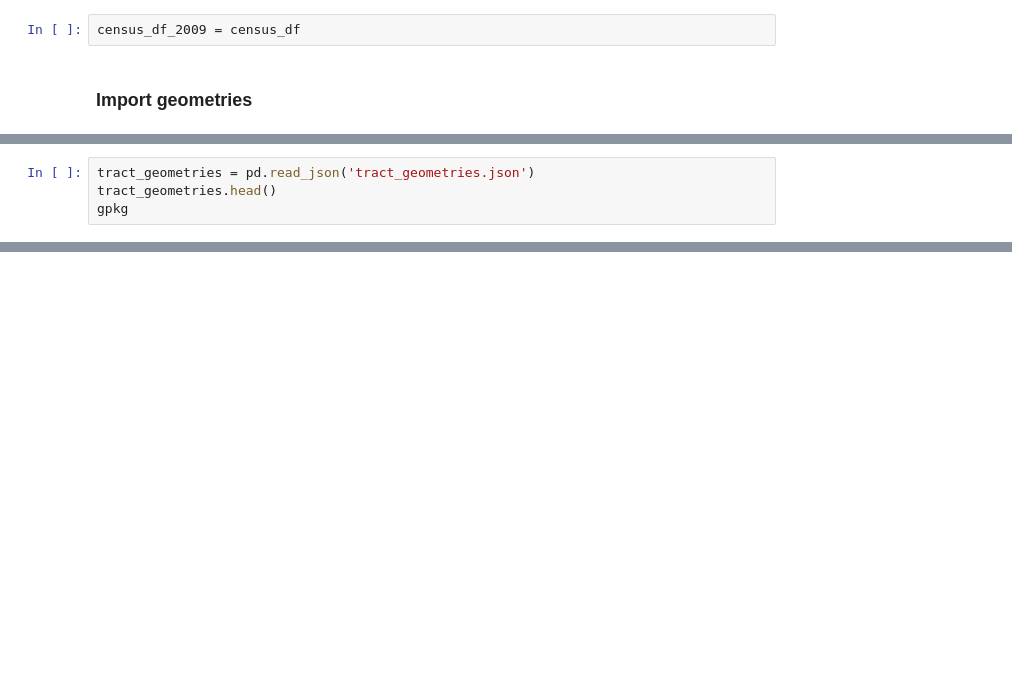
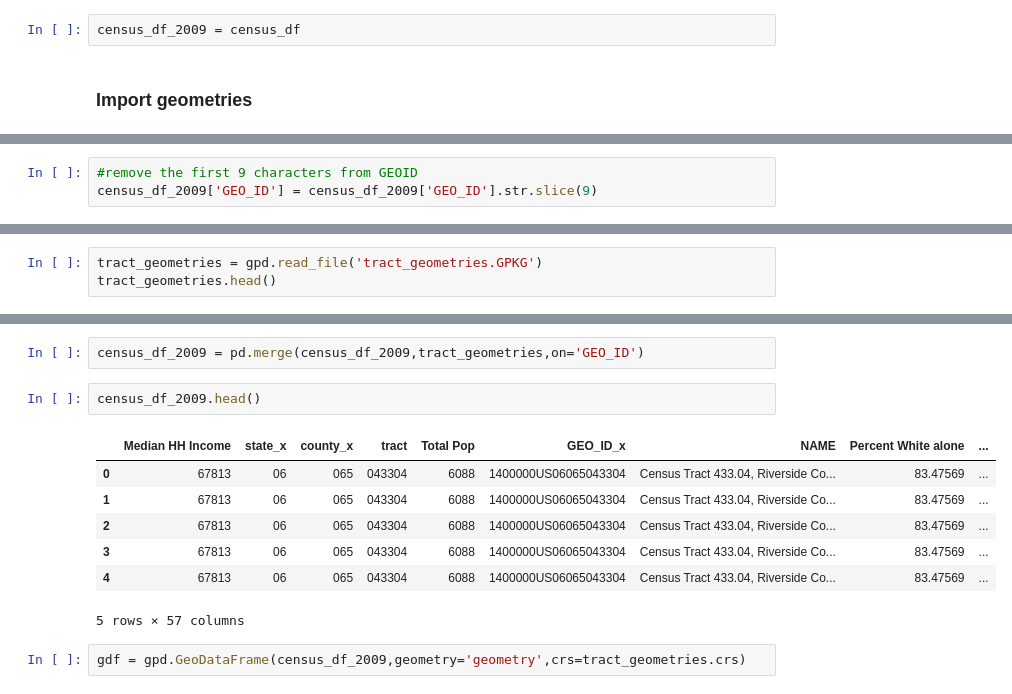
Before and after one commit to monishareginald/uds-warehouse-project, a Jupyter notebook: Census-2009.ipynb, the cells around one changed output, grey strips where cells are left out. Cells and saved outputs as stored; diff of their text form; blank space fills up the shorter version.

Commit message:
census data

```diff
--- a/Census-2009.ipynb
+++ b/Census-2009.ipynb
@@ -892,0 +903,3 @@ census_df_2009 = census_df
+# %%
+#remove the first 9 characters from GEOID
+census_df_2009['GEO_ID'] = census_df_2009['GEO_ID'].str.slice(9)
@@ -893,5 +916,4 @@ census_df_2009 = census_df
 # %%
-tract_geometries = pd.read_json('tract_geometries.json')
+tract_geometries = gpd.read_file('tract_geometries.GPKG')
 tract_geometries.head()
-gpkg
 # %% [output]
@@ -898,0 +926,14 @@ MemoryError:
+# %%
+census_df_2009 = pd.merge(census_df_2009,tract_geometries,on='GEO_ID')
+# %%
+census_df_2009.head()
+# %% [output]
+|  | Median HH Income | state_x | county_x | tract | Total Pop | GEO_ID_x | NAME | Percent White alone | ... |
+| 0 | 67813 | 06 | 065 | 043304 | 6088 | 1400000US06065043304 | Census Tract 433.04, Riverside Co... | 83.47569 | ... |
+| 1 | 67813 | 06 | 065 | 043304 | 6088 | 1400000US06065043304 | Census Tract 433.04, Riverside Co... | 83.47569 | ... |
+| 2 | 67813 | 06 | 065 | 043304 | 6088 | 1400000US06065043304 | Census Tract 433.04, Riverside Co... | 83.47569 | ... |
+| 3 | 67813 | 06 | 065 | 043304 | 6088 | 1400000US06065043304 | Census Tract 433.04, Riverside Co... | 83.47569 | ... |
+| 4 | 67813 | 06 | 065 | 043304 | 6088 | 1400000US06065043304 | Census Tract 433.04, Riverside Co... | 83.47569 | ... |
+5 rows × 57 columns
+# %%
+gdf = gpd.GeoDataFrame(census_df_2009,geometry='geometry',crs=tract_geometries.crs)
```
Also changed, not shown: parts of 6 cells of this notebook, 1 other file.
